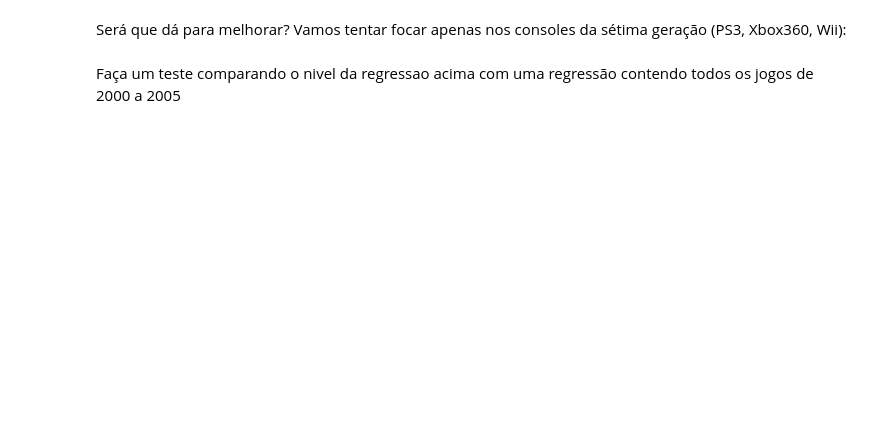
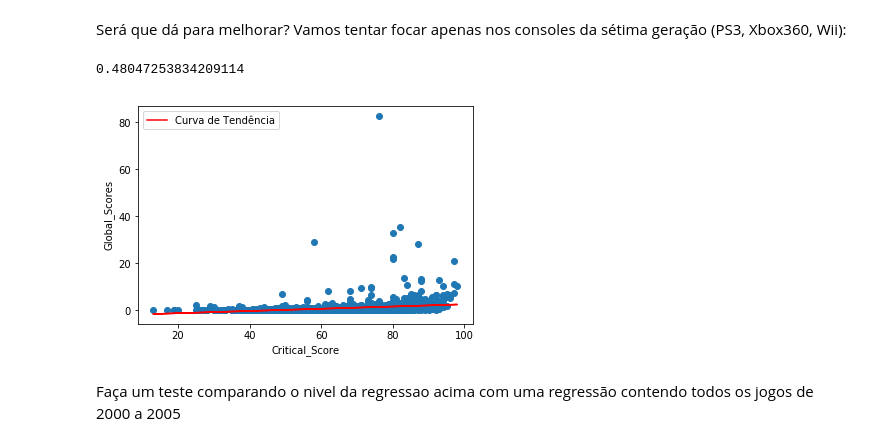
Before and after one commit to nabsonp/ComputacaoNumerica, a Jupyter notebook: Aula 20 - Laboratório de Regressão.ipynb, the cells around one changed output. Drawn from its saved outputs; the diff is of its cells as text; code cells hidden in the pictures; blank space fills up the shorter version.

```diff
--- a/Aula 20 - Laboratório de Regressão.ipynb
+++ b/Aula 20 - Laboratório de Regressão.ipynb
@@ -206,13 +233,10 @@ Onde $D(b)$ é a distância quadrática dos y previstos pela regressão para os
 Implemente a função que computa $R^2$:
-# %%
-def resolveLinVet(b,x):
-    return vetval
-
-def distanciaquad(b,x,y):
-    return d
-
-def r2(b,x,y):
-    return r2
+# %%
+def distanciaquad(y,ypred):
+    return ((y-ypred)**2).sum()
+
+def r2(y,ypred):
+    return 1 - distanciaquad(y,ypred)/((y-y.mean())**2).sum()
 # %%
 xp = np.array([1.2,2.5,3.,4.1,6.2,7.1,8.8,9.5])
 yp = np.array([6.8,6.1,9.9,9.7,12.1,17.9,18,21.5])
@@ -244,7 +278,17 @@ Será que dá para melhorar? Vamos tentar focar apenas nos consoles da sétima g
 # %%
 x = vglimpo[(vglimpo.Platform.isin(['PS3','XBOX360','Wii']))].Critic_Score
 y = vglimpo[(vglimpo.Platform.isin(['PS3','XBOX360','Wii']))].Global_Sales
-#plt.yscale('log')
-plt.scatter(x,y)
+# plt.yscale('log')
+plt.scatter(x,y,label='')
+b = regressaoLinear(np.array(x),y)
+plt.plot(x,resolveLin(b,x),'r',label="Curva de Tendência")
+plt.xlabel("Critical_Score")
+plt.ylabel("Global_Scores")
+plt.legend()
+r2(yg,resolveLin(b,x))
+# Como ela se elevou um pouco, melhorou porque tá mais longe de estar contante na média
+# %% [output]
+0.48047253834209114
+[figure, added]
 # %% [markdown]
 Faça um teste comparando o nivel da regressao acima com uma regressão contendo todos os jogos de 2000 a 2005
```
Also changed, not shown: parts of 15 cells of this notebook, 1 other file.
